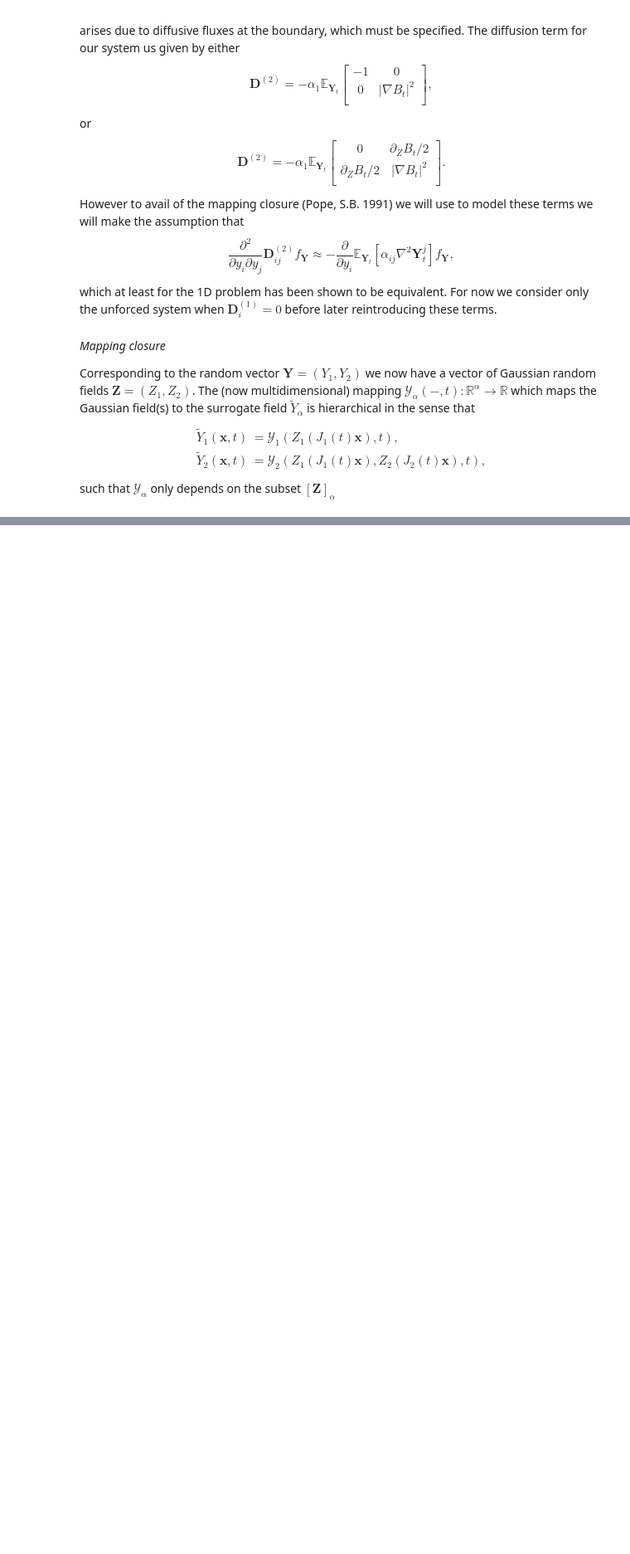
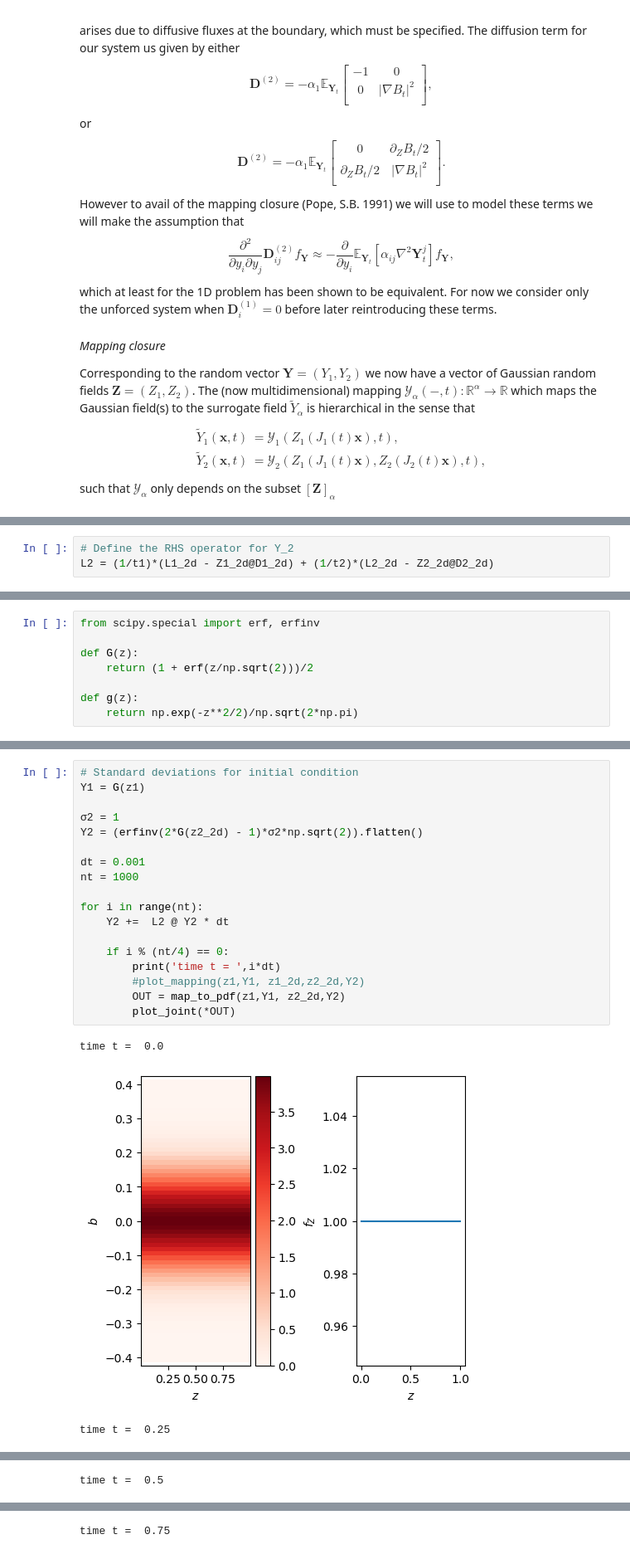
Before and after one commit to mannixp/D.strafity-mapping, a Jupyter notebook: Mapping/Part3_Mapping_2d_fZB.ipynb, the cells around one changed output, grey strips where cells are left out. Shown at 83% size. Cells and saved outputs as stored; diff of their text form; blank space fills up the shorter version.

Commit message:
Updated mapping part3 f_BZ

```diff
--- a/Mapping/Part3_Mapping_2d_fZB.ipynb
+++ b/Mapping/Part3_Mapping_2d_fZB.ipynb
@@ -75,0 +191,3 @@ with $\tau_1(t) = 1$ as there is no stretching of this variable.
+# %%
+# Define the RHS operator for Y_2
+L2 = (1/t1)*(L1_2d - Z1_2d@D1_2d) + (1/t2)*(L2_2d - Z2_2d@D2_2d)
@@ -75,0 +212,8 @@ with $\tau_1(t) = 1$ as there is no stretching of this variable.
+# %%
+from scipy.special import erf, erfinv
+
+def G(z):
+    return (1 + erf(z/np.sqrt(2)))/2
+
+def g(z):
+    return np.exp(-z**2/2)/np.sqrt(2*np.pi)
@@ -75,0 +346,22 @@ with $\tau_1(t) = 1$ as there is no stretching of this variable.
+# %%
+# Standard deviations for initial condition
+Y1 = G(z1)
+
+σ2 = 1
+Y2 = (erfinv(2*G(z2_2d) - 1)*σ2*np.sqrt(2)).flatten()
+
+dt = 0.001
+nt = 1000
+
+for i in range(nt):
+    Y2 +=  L2 @ Y2 * dt
+
+    if i % (nt/4) == 0:
+        print('time t = ',i*dt)
+        #plot_mapping(z1,Y1, z1_2d,z2_2d,Y2)
+        OUT = map_to_pdf(z1,Y1, z2_2d,Y2)
+        plot_joint(*OUT)
+# %% [output]
+time t =  0.0
+[figure, added]
+time t =  0.25
@@ -75,0 +369 @@ with $\tau_1(t) = 1$ as there is no stretching of this variable.
+time t =  0.5
@@ -75,0 +371 @@ with $\tau_1(t) = 1$ as there is no stretching of this variable.
+time t =  0.75
```
Also changed, not shown: parts of 19 cells of this notebook.
